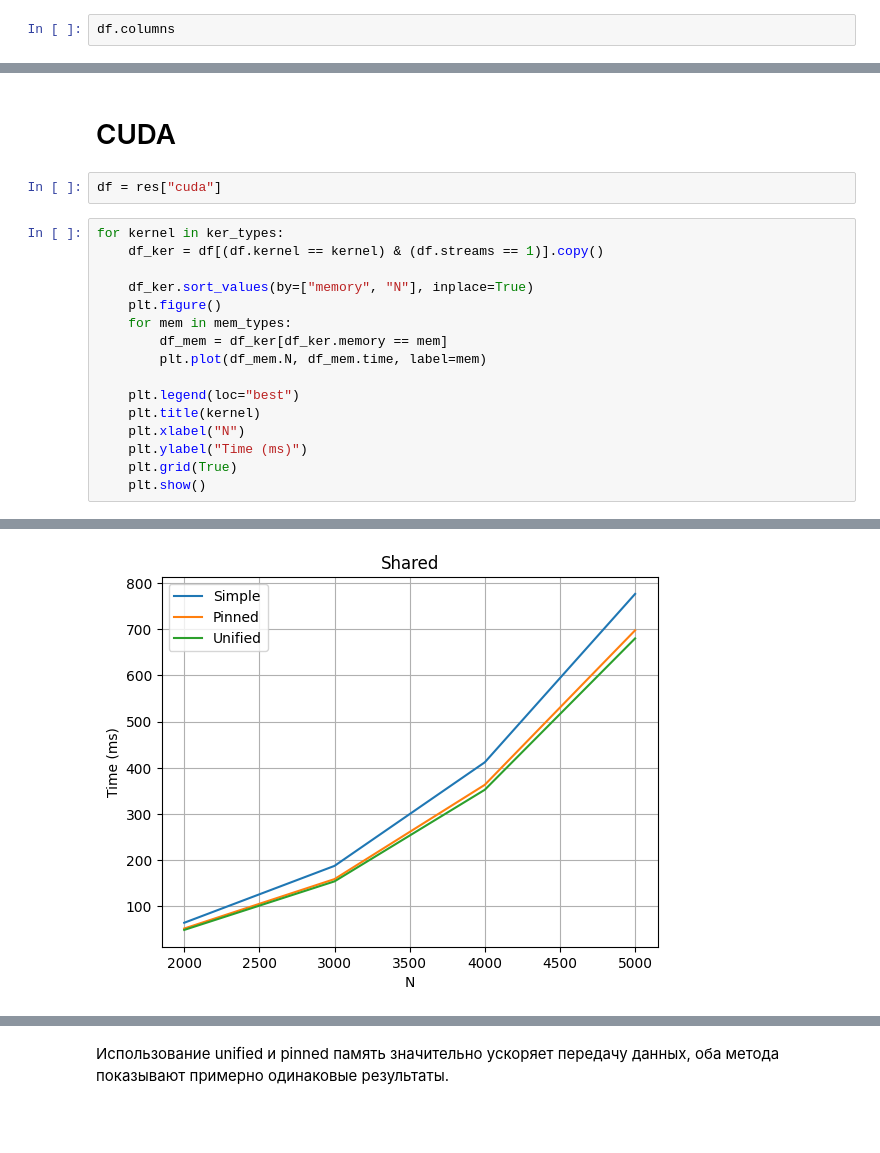
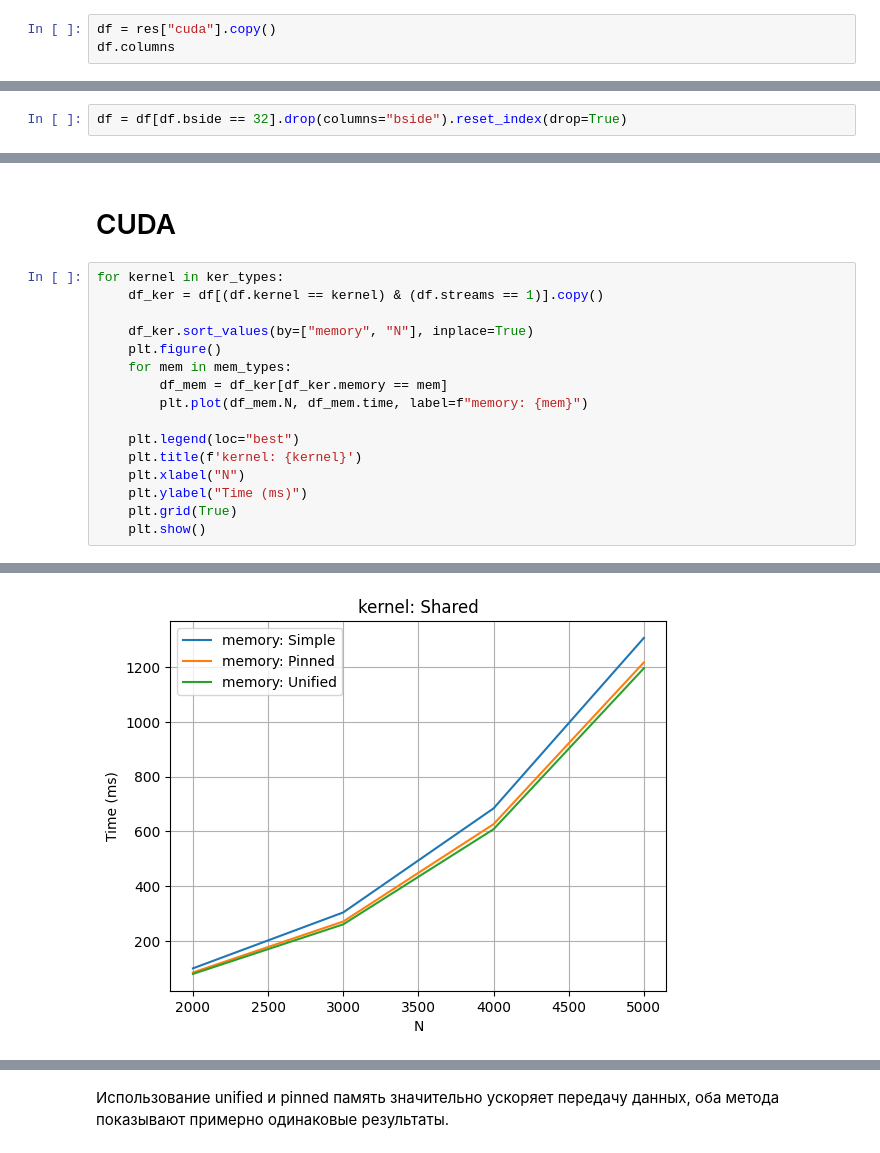
Before and after one commit to MoskalenkoRomanBorisovich/hw2, a Jupyter notebook: results.ipynb, the cells around one changed output, grey strips where cells are left out. Cells and saved outputs as stored; diff of their text form; blank space fills up the shorter version.

```diff
--- a/results.ipynb
+++ b/results.ipynb
@@ -32,5 +32,6 @@ def read_data(dir_name, file_types):
 # %%
 res = read_data("./bemchmark_results/", file_types)
 # %%
+df = res["cuda"].copy()
 df.columns
 # %% [output]
@@ -55,3 +66,5 @@ print(streams_arr)
+# %%
+df = df[df.bside == 32].drop(columns="bside").reset_index(drop=True)
 # %% [markdown]
 ## Определения
 ### Типы памяти:
@@ -69,7 +82,5 @@ print(streams_arr)
 # %% [markdown]
 # CUDA
-# %%
-df = res["cuda"]
 # %%
 for kernel in ker_types:
     df_ker = df[(df.kernel == kernel) & (df.streams == 1)].copy()
@@ -78,10 +89,10 @@ for kernel in ker_types:
     plt.figure()
     for mem in mem_types:
         df_mem = df_ker[df_ker.memory == mem]
-        plt.plot(df_mem.N, df_mem.time, label=mem)
+        plt.plot(df_mem.N, df_mem.time, label=f"memory: {mem}")
 
     plt.legend(loc="best")
-    plt.title(kernel)
+    plt.title(f'kernel: {kernel}')
     plt.xlabel("N")
     plt.ylabel("Time (ms)")
     plt.grid(True)
@@ -91 +102 @@ for kernel in ker_types:
-[figure, old version]
+[figure, new version]
```
Also changed, not shown: parts of 19 cells of this notebook, 1 other file.
